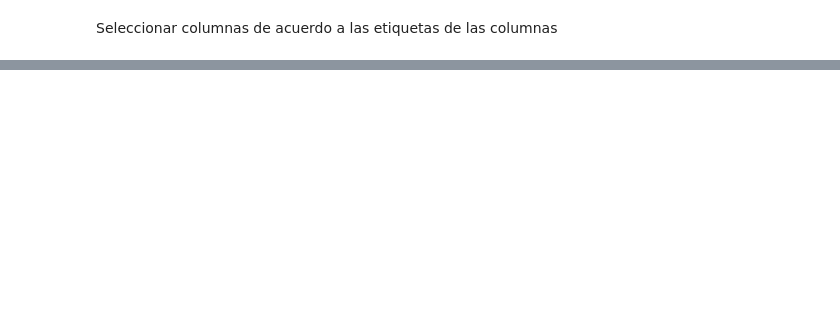
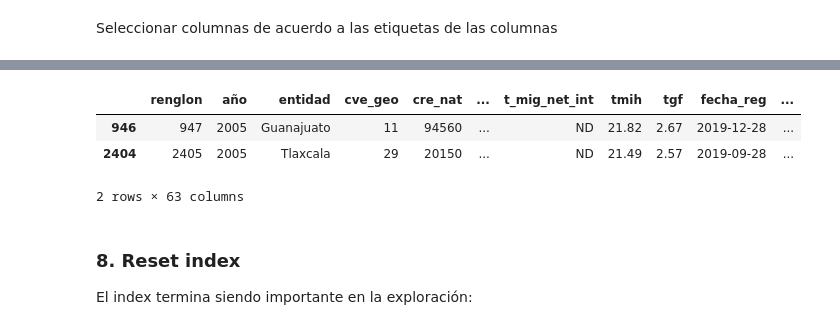
Before and after one commit to m-durand/propedeutico_python, a Jupyter notebook: notebooks/4_pandas_exploracion_db.ipynb, the cells around one changed output, grey strips where cells are left out. Saved outputs shown, nothing was run; the diff lists cells and outputs as text; code cells hidden in the pictures; blank space fills up the shorter version.

Commit message:
Sesión 4 terminada

```diff
--- a/notebooks/4_pandas_exploracion_db.ipynb
+++ b/notebooks/4_pandas_exploracion_db.ipynb
@@ -533,5 +637,14 @@ df['tipo_vialidad'].unique()
 # %%
 # seleccionar solo las categorias que tienen corredor y autopista
-categories_interes = ['CORREDOR', 'AUTOPISTA']
-df[df['tipo_vialidad'].isin(categories_interes)]
+categories_interes = ['Guanajuato', 'Tlaxcala']
+df[df['entidad'].isin(categories_interes)].query('año == 2005')
+# %% [output]
+|  | renglon | año | entidad | cve_geo | cre_nat | ... | t_mig_net_int | tmih | tgf | fecha_reg | ... |
+| 946 | 947 | 2005 | Guanajuato | 11 | 94560 | ... | ND | 21.82 | 2.67 | 2019-12-28 | ... |
+| 2404 | 2405 | 2005 | Tlaxcala | 29 | 20150 | ... | ND | 21.49 | 2.57 | 2019-09-28 | ... |
+2 rows × 63 columns
+# %% [markdown]
+### 8. Reset index
+
+El index termina siendo importante en la exploración:
 # %%
```
Also changed, not shown: parts of 24 cells of this notebook.
